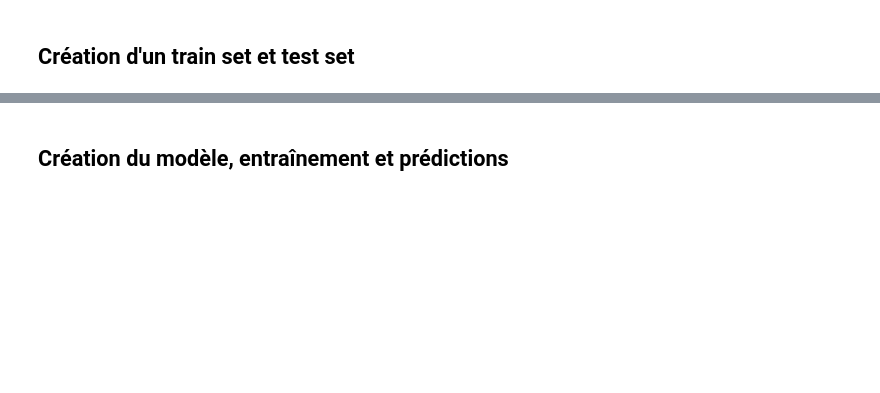
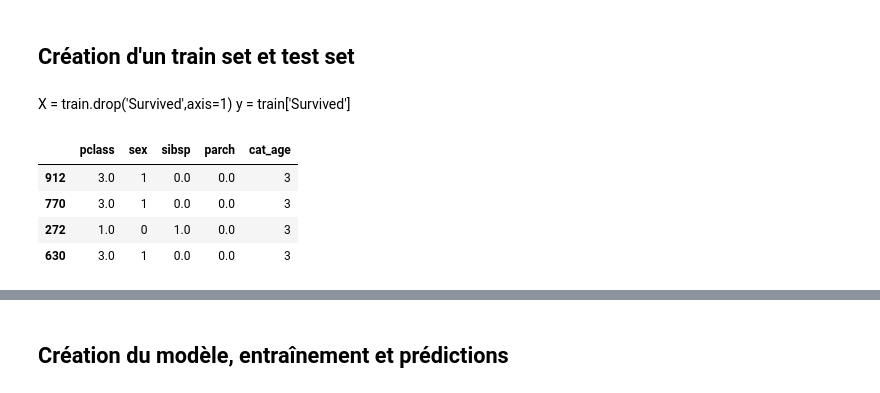
Before and after one commit to DROMZEE/titanic, a Jupyter notebook: Régression_logistique_Titanic.ipynb, the cells around one changed output, grey strips where cells are left out. Drawn from its saved outputs; the diff is of its cells as text; code cells hidden in the pictures; blank space fills up the shorter version.

```diff
--- a/Régression_logistique_Titanic.ipynb
+++ b/Régression_logistique_Titanic.ipynb
@@ -375,0 +510,2 @@ titanic_corr(titanic)
+# %%
+titanic.drop(['age'],axis=1,inplace=True)
@@ -375,0 +514,2 @@ titanic_corr(titanic)
+# %%
+titanic.drop(['name'],axis=1,inplace=True)
@@ -375,0 +518,2 @@ titanic_corr(titanic)
+# %%
+titanic.drop(['ticket'],axis=1,inplace=True)
@@ -377,0 +538,13 @@ titanic_corr(titanic)
+# %%
+X_train, X_test, y_train, y_test = train_test_split(titanic.drop('survived', axis=1), titanic['survived'], test_size=0.2)
+# %% [markdown]
+X = train.drop('Survived',axis=1)
+y = train['Survived']
+# %%
+X_train.head(4)
+# %% [output]
+|  | pclass | sex | sibsp | parch | cat_age |
+| 912 | 3.0 | 1 | 0.0 | 0.0 | 3 |
+| 770 | 3.0 | 1 | 0.0 | 0.0 | 3 |
+| 272 | 1.0 | 0 | 1.0 | 0.0 | 3 |
+| 630 | 3.0 | 1 | 0.0 | 0.0 | 3 |
```
Also changed, not shown: parts of 28 cells of this notebook.
